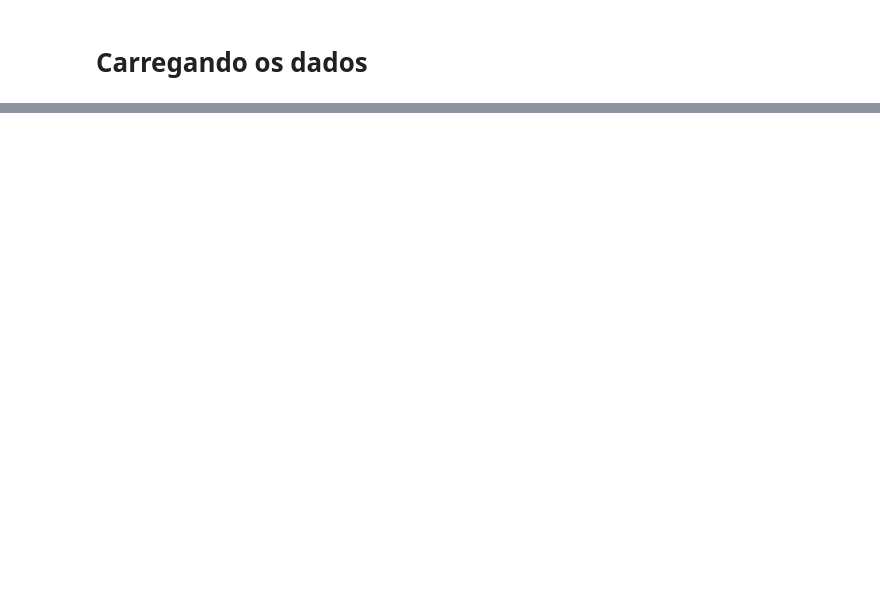
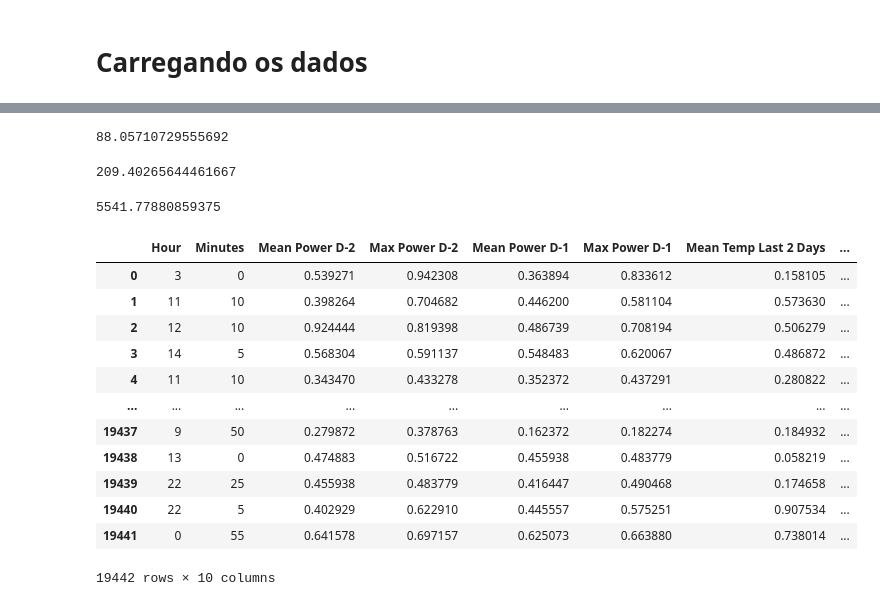
Before and after one commit to Jacquesjh/Kotoamatsukami, a Jupyter notebook: inst/trab_final.ipynb, the cells around one changed output, grey strips where cells are left out. Cells and saved outputs as stored; diff of their text form; code cells hidden in the pictures; blank space fills up the shorter version.

```diff
--- a/inst/trab_final.ipynb
+++ b/inst/trab_final.ipynb
@@ -44,0 +66,36 @@ df = data.copy()
+# %%
+max_power_d_2_scaler = MinMaxScaler()
+max_power_d_2_scaler.fit(train["Max Power D-2"].values.reshape(-1, 1))
+
+train_scaled = max_power_d_2_scaler.transform(train["Max Power D-2"].values.reshape(-1, 1))
+train["Max Power D-2"] = [value[0] for value in train_scaled]
+
+test_scaled = max_power_d_2_scaler.transform(test["Max Power D-2"].values.reshape(-1, 1))
+test["Max Power D-2"] = [value[0] for value in test_scaled]
+# %%
+mean_power_d_1_scaler = MinMaxScaler()
+mean_power_d_1_scaler.fit(train["Mean Power D-1"].values.reshape(-1, 1))
+
+train_scaled = mean_power_d_1_scaler.transform(train["Mean Power D-1"].values.reshape(-1, 1))
+train["Mean Power D-1"] = [value[0] for value in train_scaled]
+
+test_scaled = mean_power_d_1_scaler.transform(test["Mean Power D-1"].values.reshape(-1, 1))
+test["Mean Power D-1"] = [value[0] for value in test_scaled]
+# %%
+max_power_d_1_scaler = MinMaxScaler()
+max_power_d_1_scaler.fit(train["Max Power D-1"].values.reshape(-1, 1))
+
+train_scaled = max_power_d_1_scaler.transform(train["Max Power D-1"].values.reshape(-1, 1))
+train["Max Power D-1"] = [value[0] for value in train_scaled]
+
+test_scaled = max_power_d_1_scaler.transform(test["Max Power D-1"].values.reshape(-1, 1))
+test["Max Power D-1"] = [value[0] for value in test_scaled]
+# %%
+mean_temp_scaler = MinMaxScaler()
+mean_temp_scaler.fit(train["Mean Temp Last 2 Days"].values.reshape(-1, 1))
+
+train_scaled = mean_temp_scaler.transform(train["Mean Temp Last 2 Days"].values.reshape(-1, 1))
+train["Mean Temp Last 2 Days"] = [value[0] for value in train_scaled]
+
+test_scaled = mean_temp_scaler.transform(test["Mean Temp Last 2 Days"].values.reshape(-1, 1))
+test["Mean Temp Last 2 Days"] = [value[0] for value in test_scaled]
@@ -44,0 +451,28 @@ df = data.copy()
+# %%
+abs(error).mean()
+# %% [output]
+88.05710729555692
+# %%
+abs(error).std()
+# %% [output]
+209.40265644461667
+# %%
+abs(error).max()
+# %% [output]
+5541.77880859375
+# %%
+test
+# %% [output]
+|  | Hour | Minutes | Mean Power D-2 | Max Power D-2 | Mean Power D-1 | Max Power D-1 | Mean Temp Last 2 Days | ... |
+| 0 | 3 | 0 | 0.539271 | 0.942308 | 0.363894 | 0.833612 | 0.158105 | ... |
+| 1 | 11 | 10 | 0.398264 | 0.704682 | 0.446200 | 0.581104 | 0.573630 | ... |
+| 2 | 12 | 10 | 0.924444 | 0.819398 | 0.486739 | 0.708194 | 0.506279 | ... |
+| 3 | 14 | 5 | 0.568304 | 0.591137 | 0.548483 | 0.620067 | 0.486872 | ... |
+| 4 | 11 | 10 | 0.343470 | 0.433278 | 0.352372 | 0.437291 | 0.280822 | ... |
+| ... | ... | ... | ... | ... | ... | ... | ... | ... |
+| 19437 | 9 | 50 | 0.279872 | 0.378763 | 0.162372 | 0.182274 | 0.184932 | ... |
+| 19438 | 13 | 0 | 0.474883 | 0.516722 | 0.455938 | 0.483779 | 0.058219 | ... |
+| 19439 | 22 | 25 | 0.455938 | 0.483779 | 0.416447 | 0.490468 | 0.174658 | ... |
+| 19440 | 22 | 5 | 0.402929 | 0.622910 | 0.445557 | 0.575251 | 0.907534 | ... |
+| 19441 | 0 | 55 | 0.641578 | 0.697157 | 0.625073 | 0.663880 | 0.738014 | ... |
+19442 rows × 10 columns
```
Also changed, not shown: parts of 109 cells of this notebook, 6 other files.
